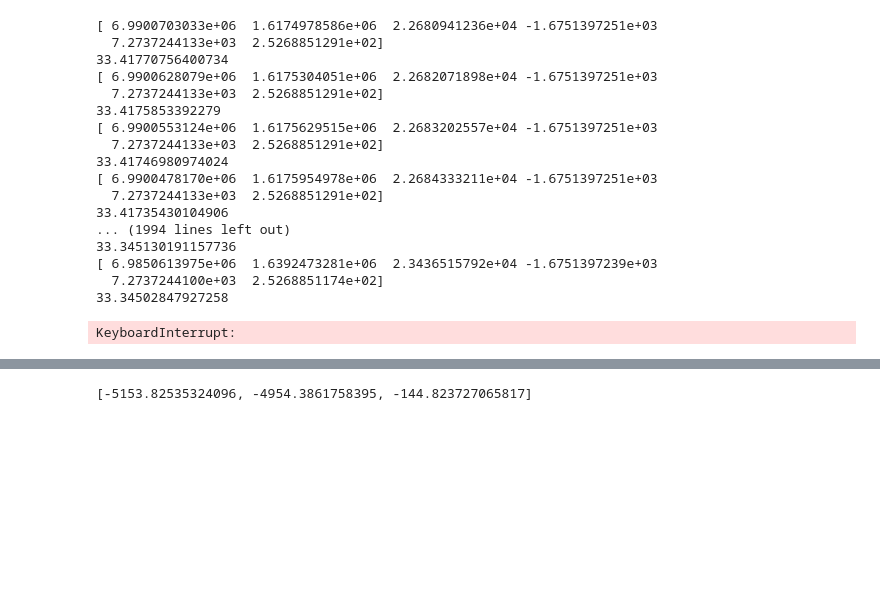
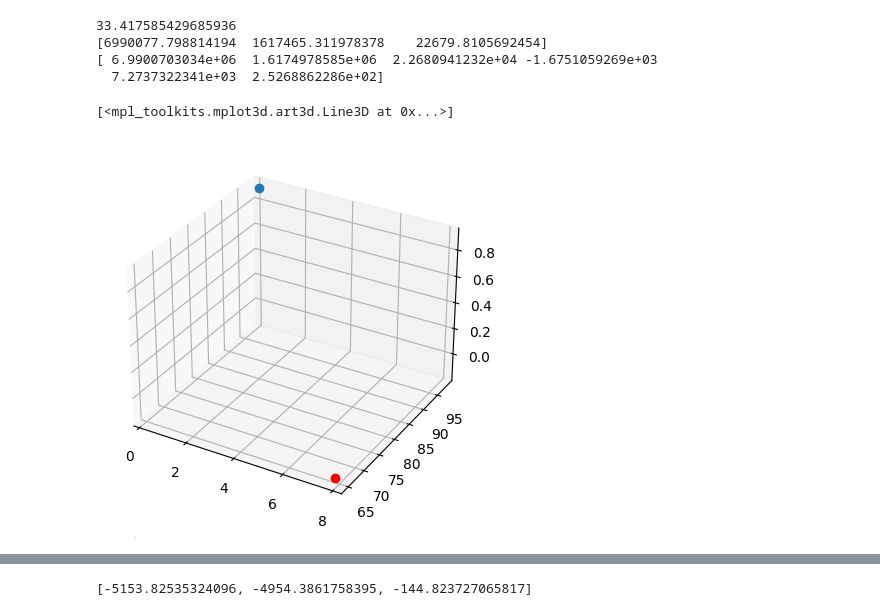
Before and after one commit to capitalts/Method-of-Orbit-Determination, a Jupyter notebook: Hw5/HW5.ipynb, the cells around one changed output, grey strips where cells are left out. Saved outputs shown, nothing was run; the diff lists cells and outputs as text; code cells hidden in the pictures; blank space fills up the shorter version.

```diff
--- a/Hw5/HW5.ipynb
+++ b/Hw5/HW5.ipynb
@@ -994,7 +1006,9 @@ def satellite_motion_backward(t, R, mu, JD_UTC):
     r = R[0:3]
     r_dot = R[3:6]
     x, y, z = R[0:3]
-    JD_UTC -= t
+    JD_UTC -= t/86400
+    R_earth = 6378.145*1000 # m
+    J_2 = 0.00108248
 
     #J2
     dUdx = -1.0*mu*x*(-J_2*R_earth**2*(1.5*z**2/(x**2 + y**2 + z**2)**1.0 - 0.5)/(x**2 + y**2 + z**2)**1.0 + 1)/(x**2 + y**2 + z**2)**1.5 \
@@ -1031,7 +1045,7 @@ def satellite_motion_backward(t, R, mu, JD_UTC):
 
     #total acceleration
     r_ddot = np.array([dUdx, dUdy, dUdz]) + r_ddot_drag  + r_ddot_sol + r_ddot_tb
-    dydt = np.concatenate((r_dot, r_ddot))
+    dydt = np.concatenate((r_dot, -r_ddot))
     # print(dydt)
 
     return dydt
@@ -1070,60 +1084,43 @@ def light_time_correction(JD_UTC, r_0, v_0, station):
     old_X_lt = np.zeros(6)
     y0 = np.concatenate((r_0, v_0))
     new_X_lt = y0
     while delta > tol:
         old_X_lt = new_X_lt
         t = JD_UTC - lt/86400
-        sol = solve_ivp(satellite_motion_backward, [0, lt], old_X_lt, args=(mu, JD_UTC), rtol=3E-14, atol=1E-16)
-        # new_station = ECEF2ECI(station, t, leap_sec, x_p, y_p, del_UT1)
+        sol = solve_ivp(satellite_motion_backward, [0, lt], y0, args=(mu, JD_UTC), rtol=3E-14, atol=1E-16)
+        new_station = ECEF2ECI(station, t, leap_sec, x_p, y_p, del_UT1)
         new_X_lt = sol.y.T[-1]
-        ECEF_X_lt = ECI2ECEF(new_X_lt[0:3], t, leap_sec, x_p, y_p, del_UT1)
-        print(new_X_lt)
         new_rho = np.linalg.norm(new_X_lt[0:3] - new_station)
         lt = new_rho/c
-        # print(lt)
         delta = np.linalg.norm(new_X_lt[0:3] - old_X_lt[0:3])
-        print(delta)
 
     return new_X_lt, lt
-
 
 #test
 r_ECI = np.array([6990077.798814194, 1617465.311978378, 22679.810569245355])#m
 v_ECI = np.array([-1675.13972506056, 7273.72441330686, 252.688512916741])#m/s
 JD_UTC = gregorian_to_jd(2018, 2, 1, 5, 0, 0)
 c = 299792458 #m/s
 ECIstations = [ECEF2ECI(station, JD_UTC, leap_sec, x_p, y_p, del_UT1) for station in stations]
 station = stations[np.argmin(np.linalg.norm(r_ECI - ECIstations, axis = 1))]
 r_ECEF = ECI2ECEF(r_ECI, JD_UTC, leap_sec, x_p, y_p, del_UT1)
 
 X_lt, lt = light_time_correction(JD_UTC, r_ECI, v_ECI, station)
 
-print(r_ECI)
+print(np.linalg.norm(r_ECI - X_lt[0:3]))
+print(np.array(r_ECI))
 print(X_lt)
-
 ax = plt.axes(projection='3d')
 ax.plot3D(r_ECI[0], r_ECI[1], r_ECI[2], 'o', color = 'red')
 ax.plot3D(X_lt[0], X_lt[1], X_lt[2], 'o')
 # ax.plot3D(0, 0, 0, 'o')
 # %% [output]
-[ 6.9900703033e+06  1.6174978586e+06  2.2680941236e+04 -1.6751397251e+03
-  7.2737244133e+03  2.5268851291e+02]
-33.41770756400734
-[ 6.9900628079e+06  1.6175304051e+06  2.2682071898e+04 -1.6751397251e+03
-  7.2737244133e+03  2.5268851291e+02]
-33.4175853392279
-[ 6.9900553124e+06  1.6175629515e+06  2.2683202557e+04 -1.6751397251e+03
-  7.2737244133e+03  2.5268851291e+02]
-33.41746980974024
-[ 6.9900478170e+06  1.6175954978e+06  2.2684333211e+04 -1.6751397251e+03
-  7.2737244133e+03  2.5268851291e+02]
-33.41735430104906
-... (1994 lines left out)
-33.345130191157736
-[ 6.9850613975e+06  1.6392473281e+06  2.3436515792e+04 -1.6751397239e+03
-  7.2737244100e+03  2.5268851174e+02]
-33.34502847927258
+33.417585429685936
+[6990077.798814194  1617465.311978378    22679.8105692454]
+[ 6.9900703034e+06  1.6174978585e+06  2.2680941232e+04 -1.6751059269e+03
+  7.2737322341e+03  2.5268862286e+02]
-KeyboardInterrupt:
+[<mpl_toolkits.mplot3d.art3d.Line3D at 0x...>]
+[figure, added]
 # %%
 #H_tilde
 def rho(station):
```
Also changed, not shown: parts of 16 cells of this notebook.
